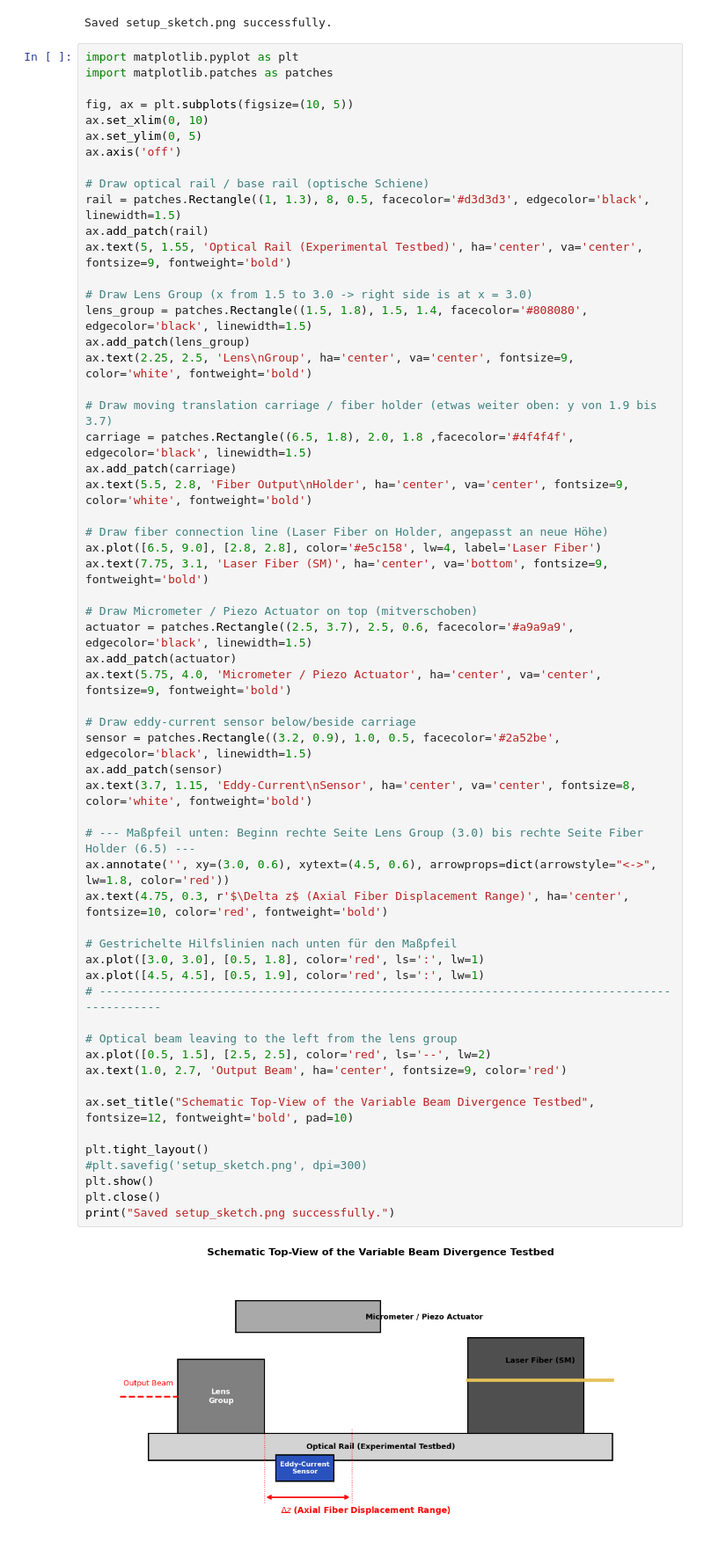
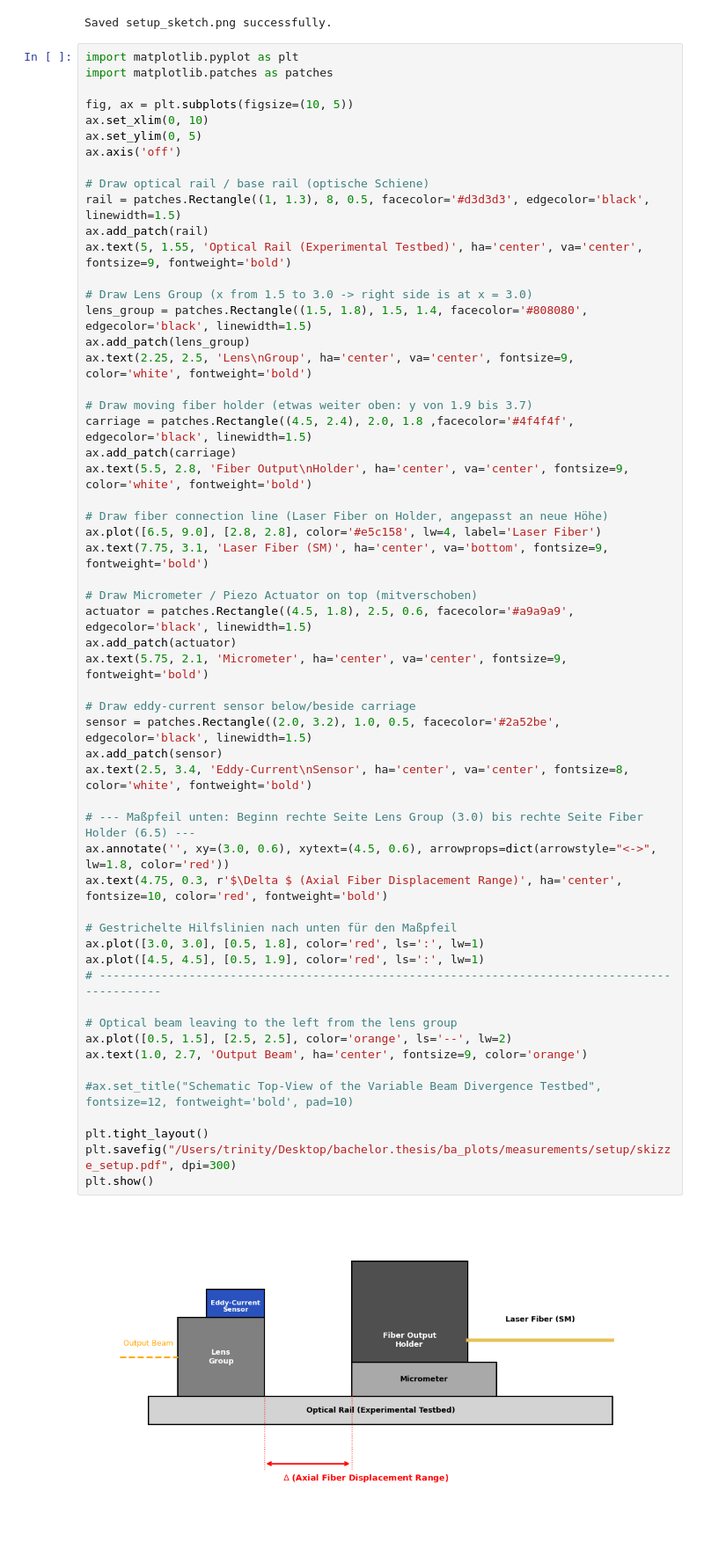
Before and after one commit to CodeTurtleT/lasercom-divergence-control, a Jupyter notebook: skizze.ipynb, the cells around one changed output. Shown at 88% size. Drawn from its saved outputs; the diff is of its cells as text.

Commit message:
skizze baba

```diff
--- a/skizze.ipynb
+++ b/skizze.ipynb
@@ -78,44 +78,42 @@ lens_group = patches.Rectangle((1.5, 1.8), 1.5, 1.4, facecolor='#808080', edgeco
 ax.add_patch(lens_group)
 ax.text(2.25, 2.5, 'Lens\nGroup', ha='center', va='center', fontsize=9, color='white', fontweight='bold')
 
-# Draw moving translation carriage / fiber holder (etwas weiter oben: y von 1.9 bis 3.7)
-carriage = patches.Rectangle((6.5, 1.8), 2.0, 1.8 ,facecolor='#4f4f4f', edgecolor='black', linewidth=1.5)
+# Draw moving fiber holder (etwas weiter oben: y von 1.9 bis 3.7)
+carriage = patches.Rectangle((4.5, 2.4), 2.0, 1.8 ,facecolor='#4f4f4f', edgecolor='black', linewidth=1.5)
 ax.add_patch(carriage)
 ax.text(5.5, 2.8, 'Fiber Output\nHolder', ha='center', va='center', fontsize=9, color='white', fontweight='bold')
 
 # Draw fiber connection line (Laser Fiber on Holder, angepasst an neue Höhe)
 ax.plot([6.5, 9.0], [2.8, 2.8], color='#e5c158', lw=4, label='Laser Fiber')
 ax.text(7.75, 3.1, 'Laser Fiber (SM)', ha='center', va='bottom', fontsize=9, fontweight='bold')
 
 # Draw Micrometer / Piezo Actuator on top (mitverschoben)
-actuator = patches.Rectangle((2.5, 3.7), 2.5, 0.6, facecolor='#a9a9a9', edgecolor='black', linewidth=1.5)
+actuator = patches.Rectangle((4.5, 1.8), 2.5, 0.6, facecolor='#a9a9a9', edgecolor='black', linewidth=1.5)
 ax.add_patch(actuator)
-ax.text(5.75, 4.0, 'Micrometer / Piezo Actuator', ha='center', va='center', fontsize=9, fontweight='bold')
+ax.text(5.75, 2.1, 'Micrometer', ha='center', va='center', fontsize=9, fontweight='bold')
 
 # Draw eddy-current sensor below/beside carriage
-sensor = patches.Rectangle((3.2, 0.9), 1.0, 0.5, facecolor='#2a52be', edgecolor='black', linewidth=1.5)
+sensor = patches.Rectangle((2.0, 3.2), 1.0, 0.5, facecolor='#2a52be', edgecolor='black', linewidth=1.5)
 ax.add_patch(sensor)
-ax.text(3.7, 1.15, 'Eddy-Current\nSensor', ha='center', va='center', fontsize=8, color='white', fontweight='bold')
+ax.text(2.5, 3.4, 'Eddy-Current\nSensor', ha='center', va='center', fontsize=8, color='white', fontweight='bold')
 
 # --- Maßpfeil unten: Beginn rechte Seite Lens Group (3.0) bis rechte Seite Fiber Holder (6.5) ---
 ax.annotate('', xy=(3.0, 0.6), xytext=(4.5, 0.6), arrowprops=dict(arrowstyle="<->", lw=1.8, color='red'))
-ax.text(4.75, 0.3, r'$\Delta z$ (Axial Fiber Displacement Range)', ha='center', fontsize=10, color='red', fontweight='bold')
+ax.text(4.75, 0.3, r'$\Delta $ (Axial Fiber Displacement Range)', ha='center', fontsize=10, color='red', fontweight='bold')
 
 # Gestrichelte Hilfslinien nach unten für den Maßpfeil
 ax.plot([3.0, 3.0], [0.5, 1.8], color='red', ls=':', lw=1)
 ax.plot([4.5, 4.5], [0.5, 1.9], color='red', ls=':', lw=1)
 # ----------------------------------------------------------------------------------------------
 
 # Optical beam leaving to the left from the lens group
-ax.plot([0.5, 1.5], [2.5, 2.5], color='red', ls='--', lw=2)
-ax.text(1.0, 2.7, 'Output Beam', ha='center', fontsize=9, color='red')
+ax.plot([0.5, 1.5], [2.5, 2.5], color='orange', ls='--', lw=2)
+ax.text(1.0, 2.7, 'Output Beam', ha='center', fontsize=9, color='orange')
 
-ax.set_title("Schematic Top-View of the Variable Beam Divergence Testbed", fontsize=12, fontweight='bold', pad=10)
+#ax.set_title("Schematic Top-View of the Variable Beam Divergence Testbed", fontsize=12, fontweight='bold', pad=10)
 
 plt.tight_layout()
-#plt.savefig('setup_sketch.png', dpi=300)
+plt.savefig("/Users/trinity/Desktop/bachelor.thesis/ba_plots/measurements/setup/skizze_setup.pdf", dpi=300)
 plt.show()
-plt.close()
-print("Saved setup_sketch.png successfully.")
 # %% [output]
-[figure, old version]
+[figure, new version]
```
Also changed, not shown: parts of 1 cell of this notebook.
